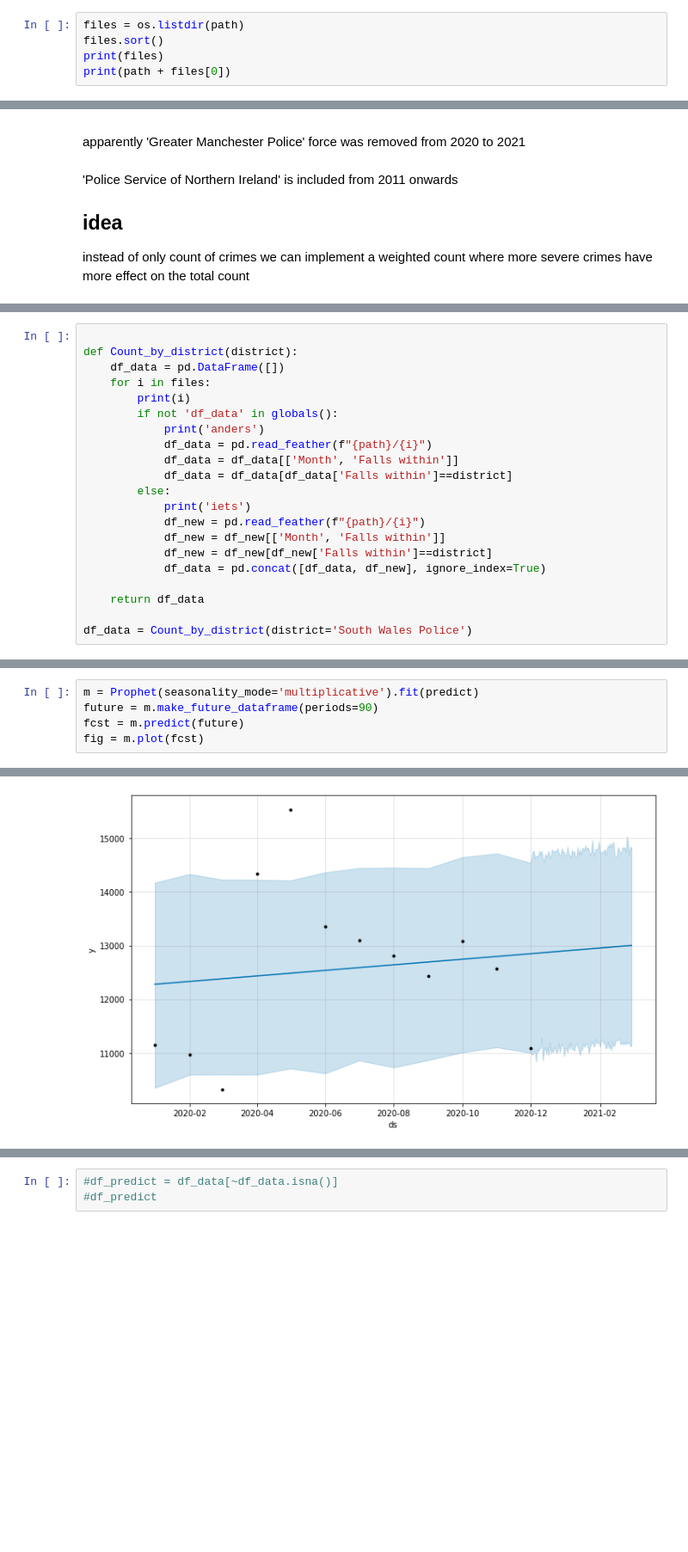
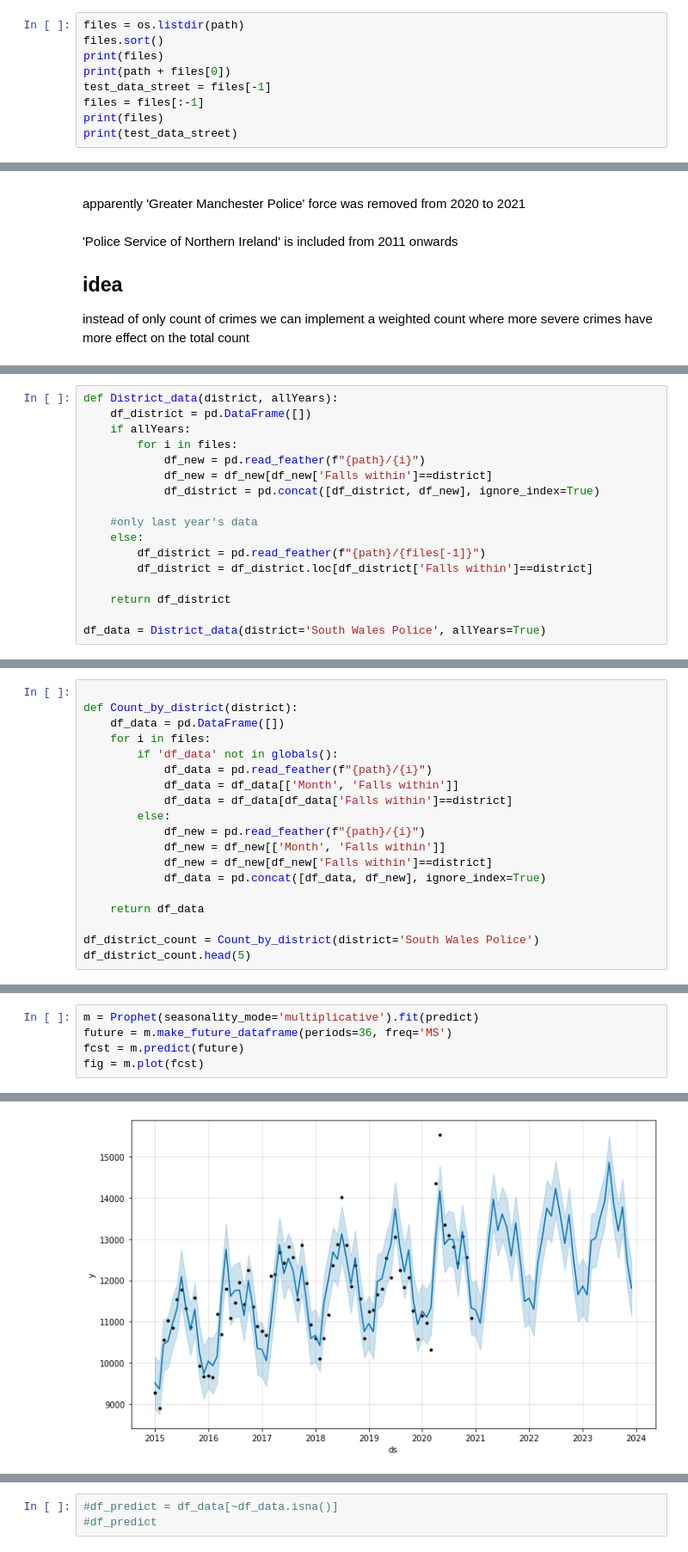
Before and after one commit to Dazai1623818/Datachallenge-2, a Jupyter notebook: Prophet.ipynb, the cells around one changed output, grey strips where cells are left out. Shown: that part at 86% size. Saved outputs shown, nothing was run; the diff lists cells and outputs as text; blank space fills up the shorter version.

Commit message:
Prophet now predicts based on months +additional data aggregation stuff

```diff
--- a/Prophet.ipynb
+++ b/Prophet.ipynb
@@ -14,4 +14,8 @@ files = os.listdir(path)
 files.sort()
 print(files)
 print(path + files[0])
+test_data_street = files[-1]
+files = files[:-1]
+print(files)
+print(test_data_street)
 # %% [output]
@@ -26,0 +52,17 @@ instead of only count of crimes we can implement a weighted count where more sev
+# %%
+def District_data(district, allYears):
+    df_district = pd.DataFrame([])
+    if allYears:
+        for i in files:
+            df_new = pd.read_feather(f"{path}/{i}")
+            df_new = df_new[df_new['Falls within']==district]
+            df_district = pd.concat([df_district, df_new], ignore_index=True)
+
+    #only last year's data
+    else:
+        df_district = pd.read_feather(f"{path}/{files[-1]}")
+        df_district = df_district.loc[df_district['Falls within']==district]
+
+    return df_district
+
+df_data = District_data(district='South Wales Police', allYears=True)
@@ -29,14 +90,11 @@ instead of only count of crimes we can implement a weighted count where more sev
 def Count_by_district(district):
     df_data = pd.DataFrame([])
     for i in files:
-        print(i)
-        if not 'df_data' in globals():
-            print('anders')
+        if 'df_data' not in globals():
             df_data = pd.read_feather(f"{path}/{i}")
             df_data = df_data[['Month', 'Falls within']]
             df_data = df_data[df_data['Falls within']==district]
         else:
-            print('iets')
             df_new = pd.read_feather(f"{path}/{i}")
             df_new = df_new[['Month', 'Falls within']]
             df_new = df_new[df_new['Falls within']==district]
@@ -44,5 +102,6 @@ def Count_by_district(district):
 
     return df_data
 
-df_data = Count_by_district(district='South Wales Police')
+df_district_count = Count_by_district(district='South Wales Police')
+df_district_count.head(5)
 # %% [output]
@@ -71,6 +176,6 @@ predict['ds'] = pd.to_datetime(predict['ds'])
 # %%
 m = Prophet(seasonality_mode='multiplicative').fit(predict)
-future = m.make_future_dataframe(periods=90)
+future = m.make_future_dataframe(periods=36, freq='MS')
 fcst = m.predict(future)
 fig = m.plot(fcst)
 # %% [output]
@@ -81 +184 @@ INFO:prophet:n_changepoints greater than number of observations. Using 8.
-[figure, old version]
+[figure, new version]
```
Also changed, not shown: parts of 12 cells of this notebook.
